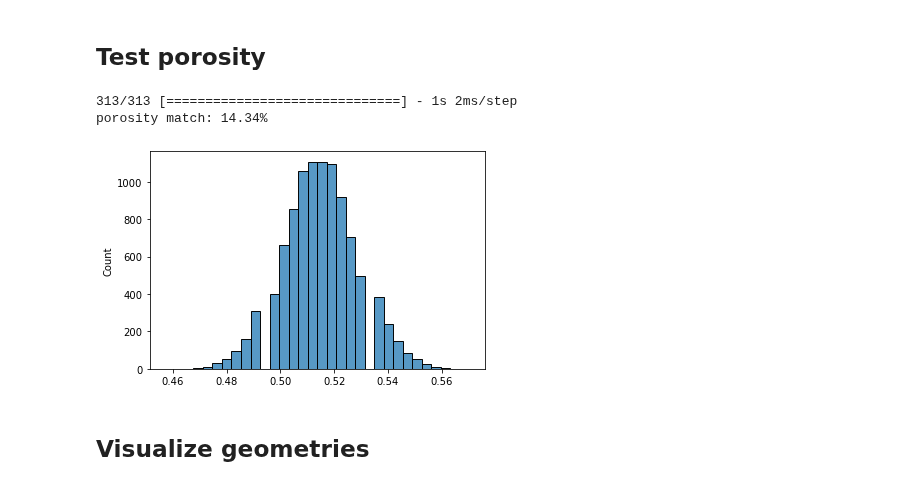
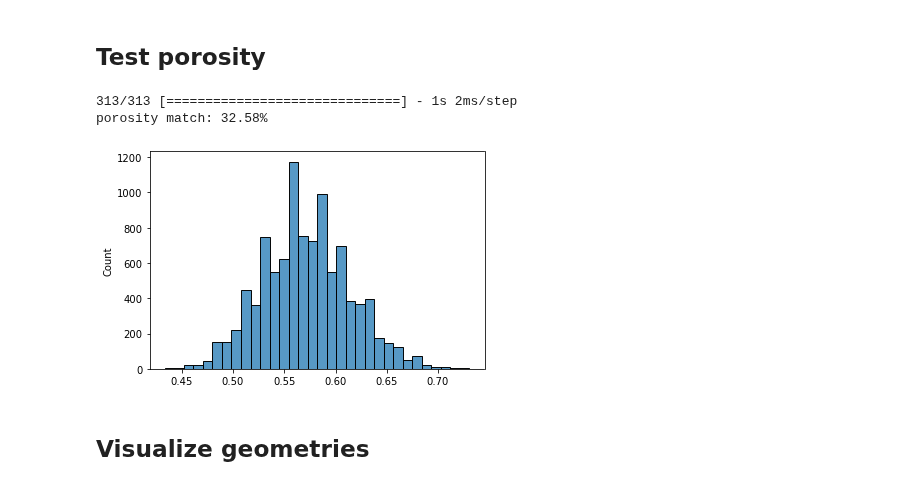
Before and after one commit to lucascbarbosa/INT, a Jupyter notebook: Manufatura Aditiva/Simulacao-GAN/Pipeline/3- Machine_learning/GAN/GAN.ipynb, the cells around one changed output. Cells and saved outputs as stored; diff of their text form; code cells hidden in the pictures.

```diff
--- a/Manufatura Aditiva/Simulacao-GAN/Pipeline/3- Machine_learning/GAN/GAN.ipynb
+++ b/Manufatura Aditiva/Simulacao-GAN/Pipeline/3- Machine_learning/GAN/GAN.ipynb
@@ -433,7 +438,7 @@ batch_size = 64
 num_epochs = 200
 lr = 1e-4
 
-alpha = 1e-1
+alpha = 5e-1
 
 porosity = 0.55
 tol_porosity = 0.02
@@ -486,36 +491,36 @@ with imageio.get_writer(gif_filename, mode='I') as writer:
 ## Test porosity
 # %%
 # select models
-epoch = 200
+epoch = 190
 G_files = os.listdir(tmp_models_dir)
 for i in range(len(G_files)):
     G_file = G_files[i]
     if int(G_file.split('_')[1]) == epoch:
         G = load_model(tmp_models_dir+G_file)
 
 test_size = 10000
 X_test = generate_input_G(input_G,test_size)
 
 generated_geoms,_ = G.predict(X_test)
 
 porosities =  []
 pors = []
 desired_porosity = 0.55
 tol = 0.02
 
 for generated_geom in generated_geoms:
     p = generated_geom.ravel().round()
     p = 1 - p.sum()/p.shape[0]
     if p <= desired_porosity+tol and p >= desired_porosity-tol:
         pors.append(p)
     porosities.append(p)
 
 sns.histplot(porosities,bins=32);
 print(f'porosity match: {100*len(pors)/len(porosities)}%')
 # %% [output]
 313/313 [==============================] - 1s 2ms/step
-porosity match: 14.34%
+porosity match: 32.58%
-[figure, old version]
+[figure, new version]
 # %% [markdown]
 ## Visualize geometries
 # %%
```
Also changed, not shown: parts of 6 cells of this notebook, 39 other files.
